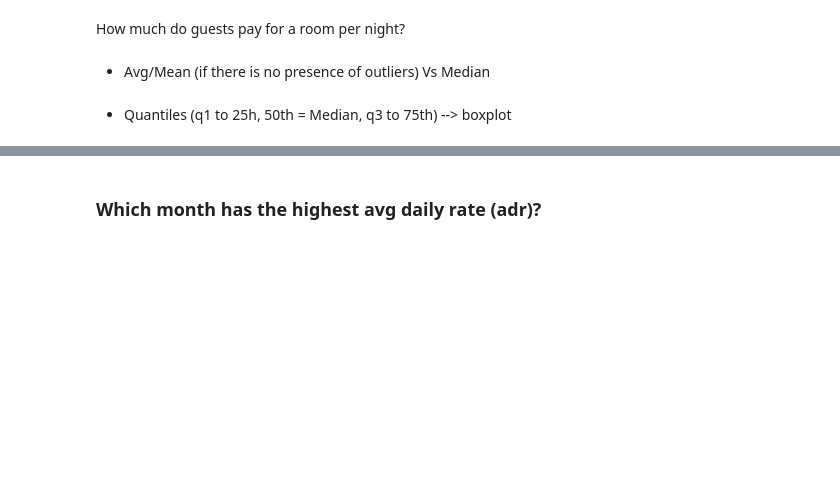
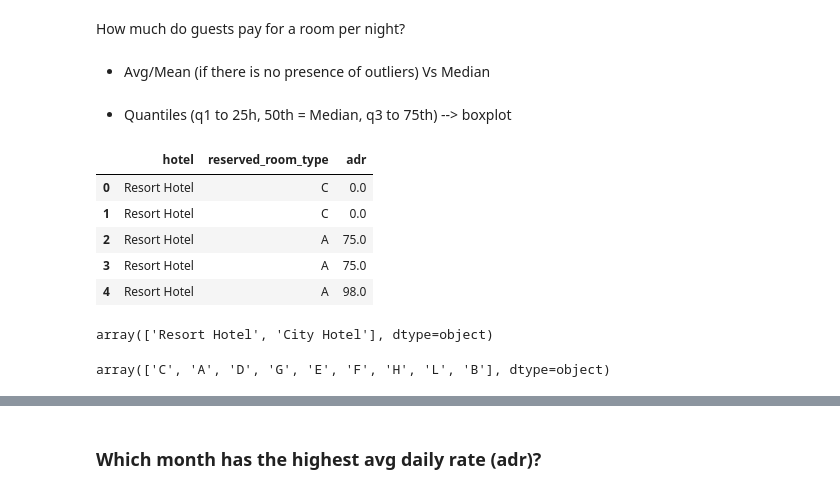
Before and after one commit to alleida23/predicting_hotel_booking_cancellations, a Jupyter notebook: predicting_hotel_booking_cancellations.ipynb, the cells around one changed output, grey strips where cells are left out. Saved outputs shown, nothing was run; the diff lists cells and outputs as text; code cells hidden in the pictures; blank space fills up the shorter version.

```diff
--- a/predicting_hotel_booking_cancellations.ipynb
+++ b/predicting_hotel_booking_cancellations.ipynb
@@ -209,4 +211,11 @@ How much do guests pay for a room per night?
 - Quantiles (q1 to 25h, 50th = Median, q3 to 75th) --> boxplot
 # %%
 # Not canceled bookings
-data2 = data[data['is_canceled']==0]
+data2[['hotel','reserved_room_type','adr']].head()
+# %% [output]
+|  | hotel | reserved_room_type | adr |
+| 0 | Resort Hotel | C | 0.0 |
+| 1 | Resort Hotel | C | 0.0 |
+| 2 | Resort Hotel | A | 75.0 |
+| 3 | Resort Hotel | A | 75.0 |
+| 4 | Resort Hotel | A | 98.0 |
@@ -215,3 +222,8 @@ data2.columns
+# %%
+display(data2['hotel'].unique(), data2['reserved_room_type'].unique())
+# %% [output]
+array(['Resort Hotel', 'City Hotel'], dtype=object)
+array(['C', 'A', 'D', 'G', 'E', 'F', 'H', 'L', 'B'], dtype=object)
 # %%
 plt.figure(figsize=(12,8))
 sns.boxplot(x='reserved_room_type',y='adr', hue='hotel',data=data2)
```
Also changed, not shown: parts of 94 cells of this notebook.
